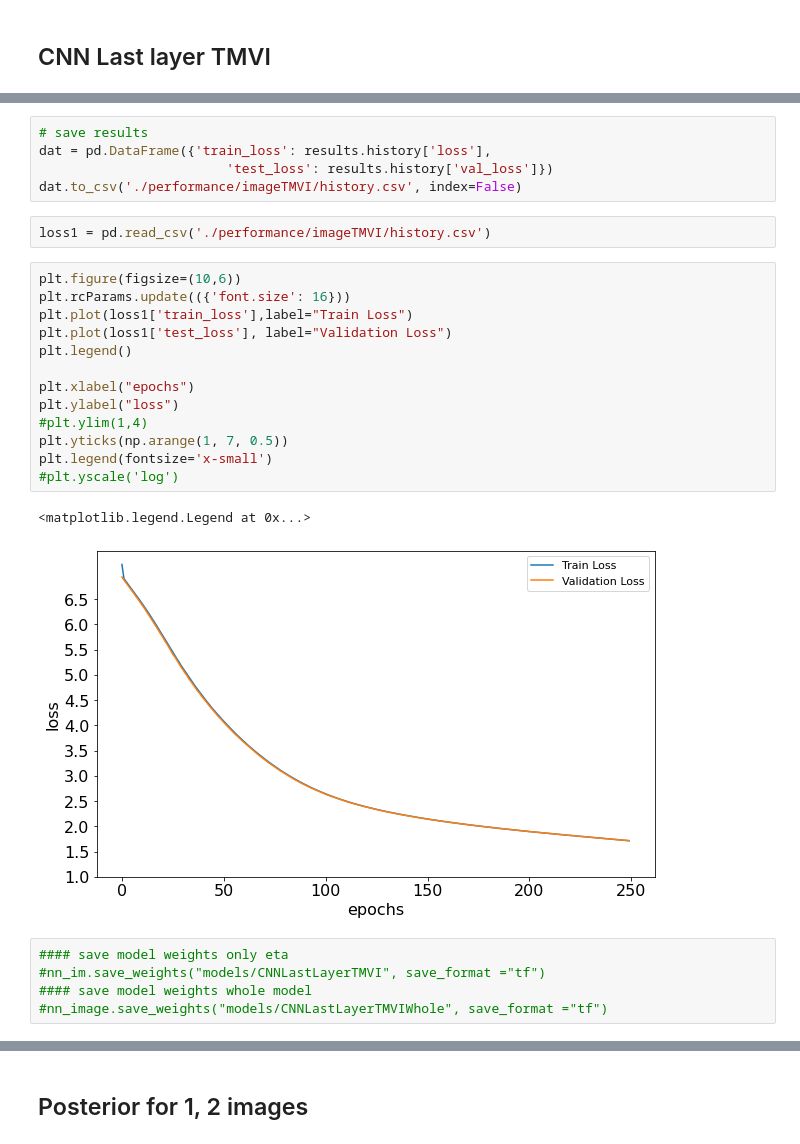
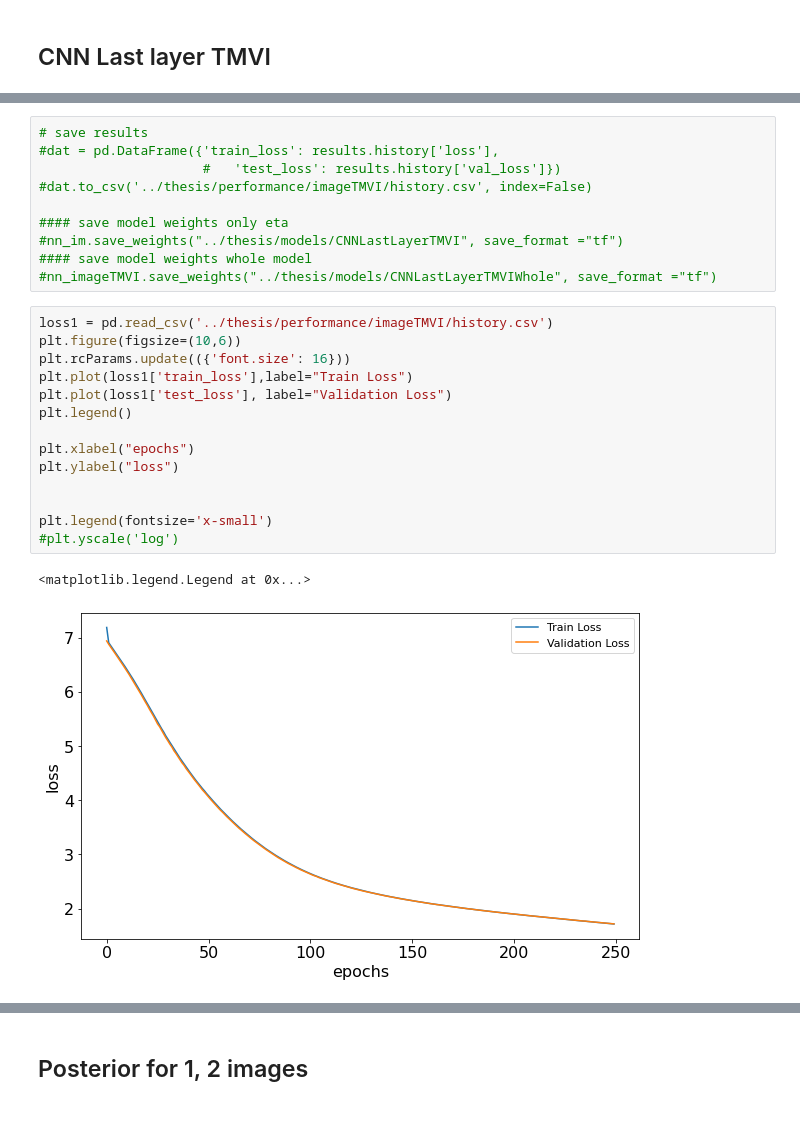
Before and after one commit to IvonneKo/Master_Thesis, a Jupyter notebook: ImageVI.ipynb, the cells around one changed output, grey strips where cells are left out. Saved outputs shown, nothing was run; the diff lists cells and outputs as text; blank space fills up the shorter version.

```diff
--- a/ImageVI.ipynb
+++ b/ImageVI.ipynb
@@ -632,31 +457,30 @@ KeyboardInterrupt:
 # %%
 # save results
-dat = pd.DataFrame({'train_loss': results.history['loss'],
-                        'test_loss': results.history['val_loss']})
-dat.to_csv('./performance/imageTMVI/history.csv', index=False)
+#dat = pd.DataFrame({'train_loss': results.history['loss'],
+                     #   'test_loss': results.history['val_loss']})
+#dat.to_csv('../thesis/performance/imageTMVI/history.csv', index=False)
+
+#### save model weights only eta
+#nn_im.save_weights("../thesis/models/CNNLastLayerTMVI", save_format ="tf")
+#### save model weights whole model
+#nn_imageTMVI.save_weights("../thesis/models/CNNLastLayerTMVIWhole", save_format ="tf")
-# %%
-loss1 = pd.read_csv('./performance/imageTMVI/history.csv')
 # %%
+loss1 = pd.read_csv('../thesis/performance/imageTMVI/history.csv')
 plt.figure(figsize=(10,6))
 plt.rcParams.update(({'font.size': 16}))
 plt.plot(loss1['train_loss'],label="Train Loss")
 plt.plot(loss1['test_loss'], label="Validation Loss")
 plt.legend()
 
 plt.xlabel("epochs")
 plt.ylabel("loss")
-#plt.ylim(1,4)
-plt.yticks(np.arange(1, 7, 0.5))
+
+
 plt.legend(fontsize='x-small')
 #plt.yscale('log')
 # %% [output]
 <matplotlib.legend.Legend at 0x...>
-[figure, old version]
+[figure, new version]
-# %%
-#### save model weights only eta
-#nn_im.save_weights("models/CNNLastLayerTMVI", save_format ="tf")
-#### save model weights whole model
-#nn_image.save_weights("models/CNNLastLayerTMVIWhole", save_format ="tf")
 # %%
 ### recreate Model eta
 nn_im.compile(optimizer=RMSprop(), loss=sample_bernoulli_nll, run_eagerly=False,metrics=[sample_bernoulli_nll])
```
Also changed, not shown: parts of 40 cells of this notebook, 1 other file.
